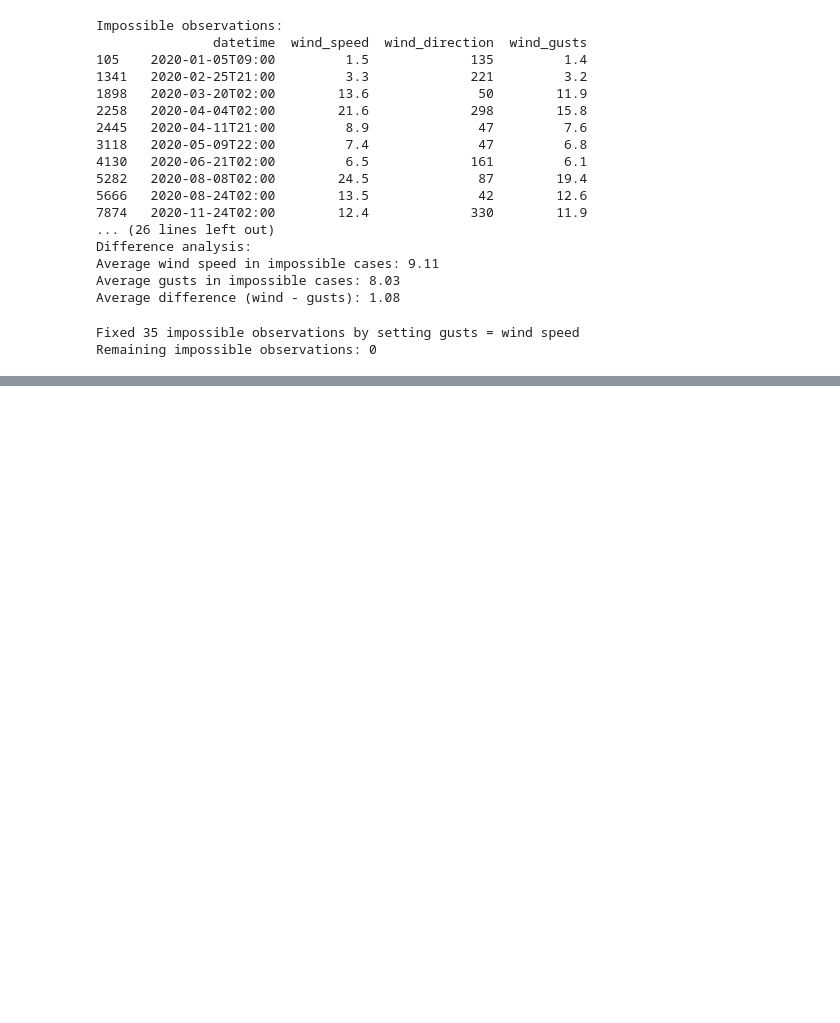
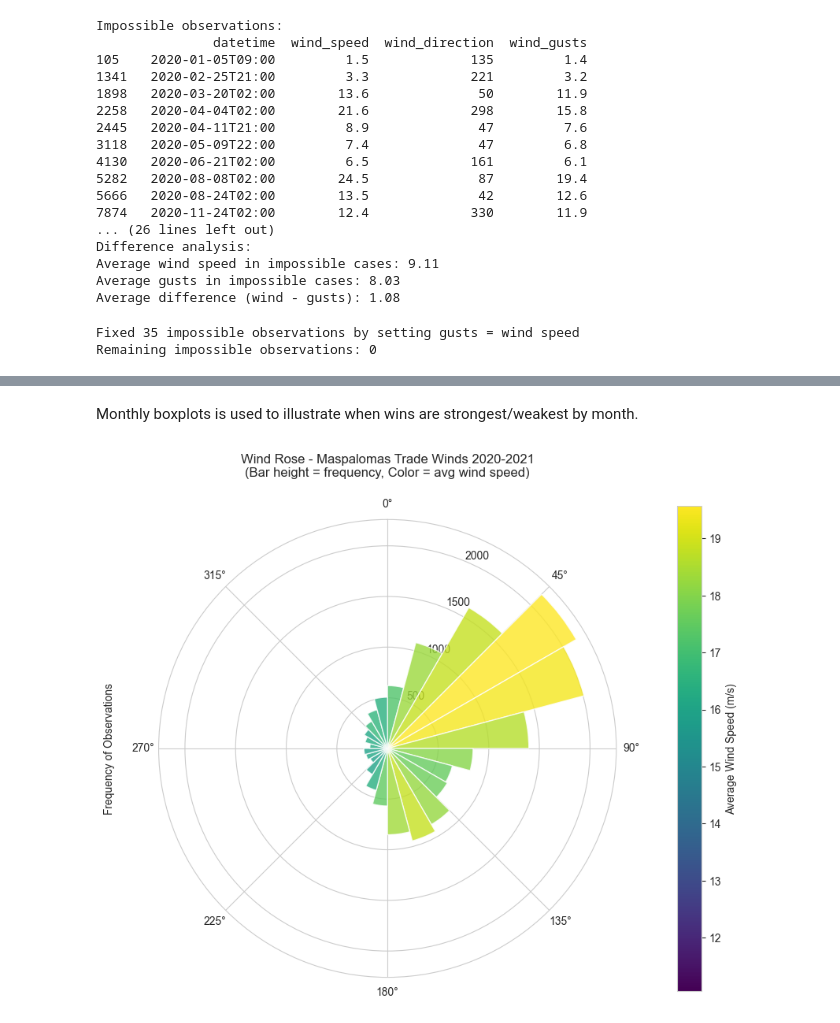
Before and after one commit to sjbmcg/sand, a Jupyter notebook: sand_dune_simulation.ipynb, the cells around one changed output, grey strips where cells are left out. Drawn from its saved outputs; the diff is of its cells as text; code cells hidden in the pictures; blank space fills up the shorter version.

```diff
--- a/sand_dune_simulation.ipynb
+++ b/sand_dune_simulation.ipynb
@@ -218,0 +280,46 @@ plt.show()
+# %% [markdown]
+Monthly boxplots is used to illustrate when wins are strongest/weakest by month.
+# %%
+# BONUS: Create a proper wind rose plot
+fig, ax = plt.subplots(figsize=(10, 10), subplot_kw=dict(projection='polar'))
+
+# Use finer bins for the wind rose
+direction_bins_fine = np.arange(0, 361, 15)  # 15-degree bins
+direction_centers_fine = direction_bins_fine[:-1] + 7.5
+
+df['dir_binned_fine'] = pd.cut(df['wind_direction'], bins=direction_bins_fine,
+                               labels=direction_centers_fine, include_lowest=True)
+
+wind_rose_fine = df.groupby('dir_binned_fine')['wind_speed'].agg(['mean', 'count']).reset_index()
+
+# Convert to radians for polar plot
+theta = np.radians(wind_rose_fine['dir_binned_fine'].astype(float))
+
+# Create the wind rose with frequency (count) as bar height, colored by wind speed
+bars = ax.bar(theta, wind_rose_fine['count'],
+              width=np.radians(15),
+              bottom=0,
+              alpha=0.8)
+
+# Color bars by average wind speed
+colors = plt.cm.viridis(wind_rose_fine['mean']/wind_rose_fine['mean'].max())
+for bar, color in zip(bars, colors):
+    bar.set_facecolor(color)
+
+# Set up the polar plot
+ax.set_theta_zero_location('N')
+ax.set_theta_direction(-1)
+ax.set_title('Wind Rose - Maspalomas Trade Winds 2020-2021\n(Bar height = frequency, Color = avg wind speed)', pad=20)
+ax.set_ylabel('Frequency of Observations', labelpad=40)
+
+# Add colorbar
+sm = plt.cm.ScalarMappable(cmap=plt.cm.viridis,
+                          norm=plt.Normalize(vmin=wind_rose_fine['mean'].min(),
+                                           vmax=wind_rose_fine['mean'].max()))
+sm.set_array([])
+cbar = plt.colorbar(sm, ax=ax, pad=0.1, shrink=0.8)
+cbar.set_label('Average Wind Speed (m/s)')
+
+plt.show()
+# %% [output]
+[figure, added]
```
Also changed, not shown: parts of 10 cells of this notebook.
